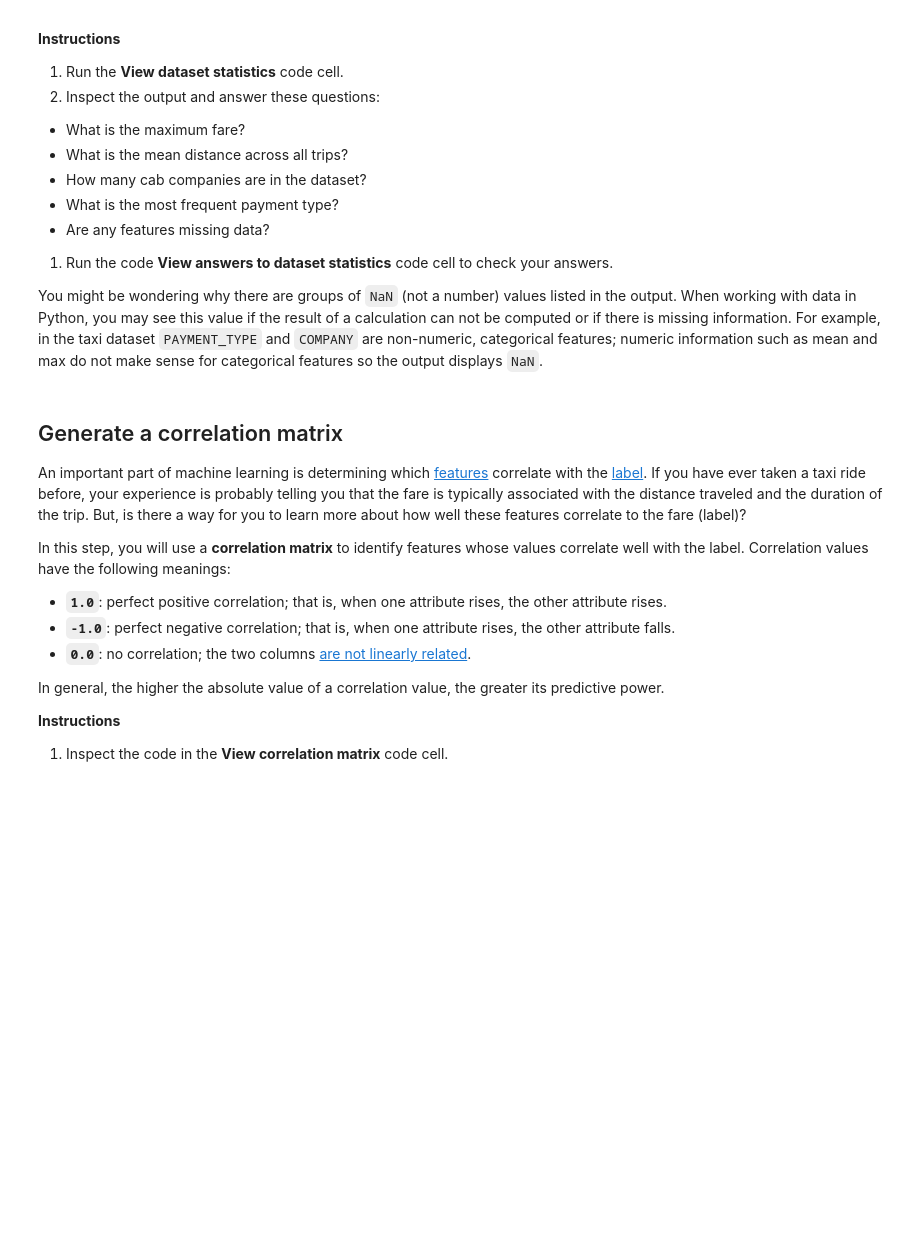
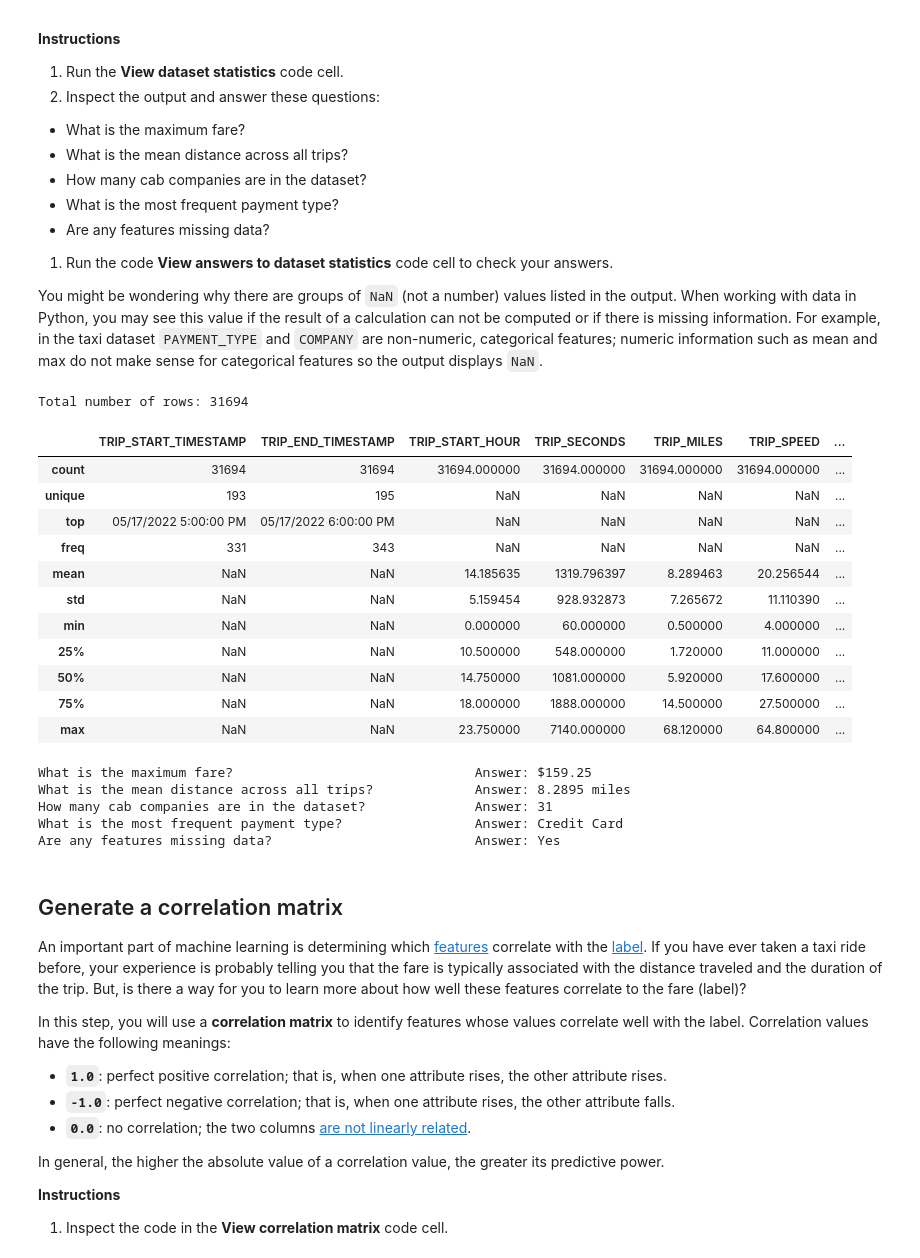
Before and after one commit to HelloSamved/LLM-with-google, a Jupyter notebook: ml/cc/exercises/linear_regression_taxi.ipynb, the cells around one changed output. Cells and saved outputs as stored; diff of their text form; code cells hidden in the pictures; blank space fills up the shorter version.

```diff
--- a/ml/cc/exercises/linear_regression_taxi.ipynb
+++ b/ml/cc/exercises/linear_regression_taxi.ipynb
@@ -118,9 +118,23 @@ A large part of most machine learning projects is getting to know your data. In
 You might be wondering why there are groups of `NaN` (not a number) values listed in the output. When working with data in Python, you may see this value if the result of a calculation can not be computed or if there is missing information. For example, in the taxi dataset `PAYMENT_TYPE` and `COMPANY` are non-numeric, categorical features; numeric information such as mean and max do not make sense for categorical features so the output displays `NaN`.
 # %%
 #@title Code - View dataset statistics
-
+training_df= chicago_taxi_dataset
 print('Total number of rows: {0}\n\n'.format(len(training_df.index)))
 training_df.describe(include='all')
+# %% [output]
+Total number of rows: 31694
+|  | TRIP_START_TIMESTAMP | TRIP_END_TIMESTAMP | TRIP_START_HOUR | TRIP_SECONDS | TRIP_MILES | TRIP_SPEED | ... |
+| count | 31694 | 31694 | 31694.000000 | 31694.000000 | 31694.000000 | 31694.000000 | ... |
+| unique | 193 | 195 | NaN | NaN | NaN | NaN | ... |
+| top | 05/17/2022 5:00:00 PM | 05/17/2022 6:00:00 PM | NaN | NaN | NaN | NaN | ... |
+| freq | 331 | 343 | NaN | NaN | NaN | NaN | ... |
+| mean | NaN | NaN | 14.185635 | 1319.796397 | 8.289463 | 20.256544 | ... |
+| std | NaN | NaN | 5.159454 | 928.932873 | 7.265672 | 11.110390 | ... |
+| min | NaN | NaN | 0.000000 | 60.000000 | 0.500000 | 4.000000 | ... |
+| 25% | NaN | NaN | 10.500000 | 548.000000 | 1.720000 | 11.000000 | ... |
+| 50% | NaN | NaN | 14.750000 | 1081.000000 | 5.920000 | 17.600000 | ... |
+| 75% | NaN | NaN | 18.000000 | 1888.000000 | 14.500000 | 27.500000 | ... |
+| max | NaN | NaN | 23.750000 | 7140.000000 | 68.120000 | 64.800000 | ... |
 # %%
 #@title Double-click or run to view answers about dataset statistics
 
@@ -156,6 +170,12 @@ print("What is the most frequent payment type? 		Answer: {type}".format(type = m
 # Are any features missing data?
 missing_values = training_df.isnull().sum().sum()
 print("Are any features missing data? 				Answer:", "No" if missing_values == 0 else "Yes")
+# %% [output]
+What is the maximum fare?                               Answer: $159.25
+What is the mean distance across all trips?             Answer: 8.2895 miles
+How many cab companies are in the dataset?              Answer: 31
+What is the most frequent payment type?                 Answer: Credit Card
+Are any features missing data?                          Answer: Yes
 # %% [markdown]
 ## Generate a correlation matrix
 
```
